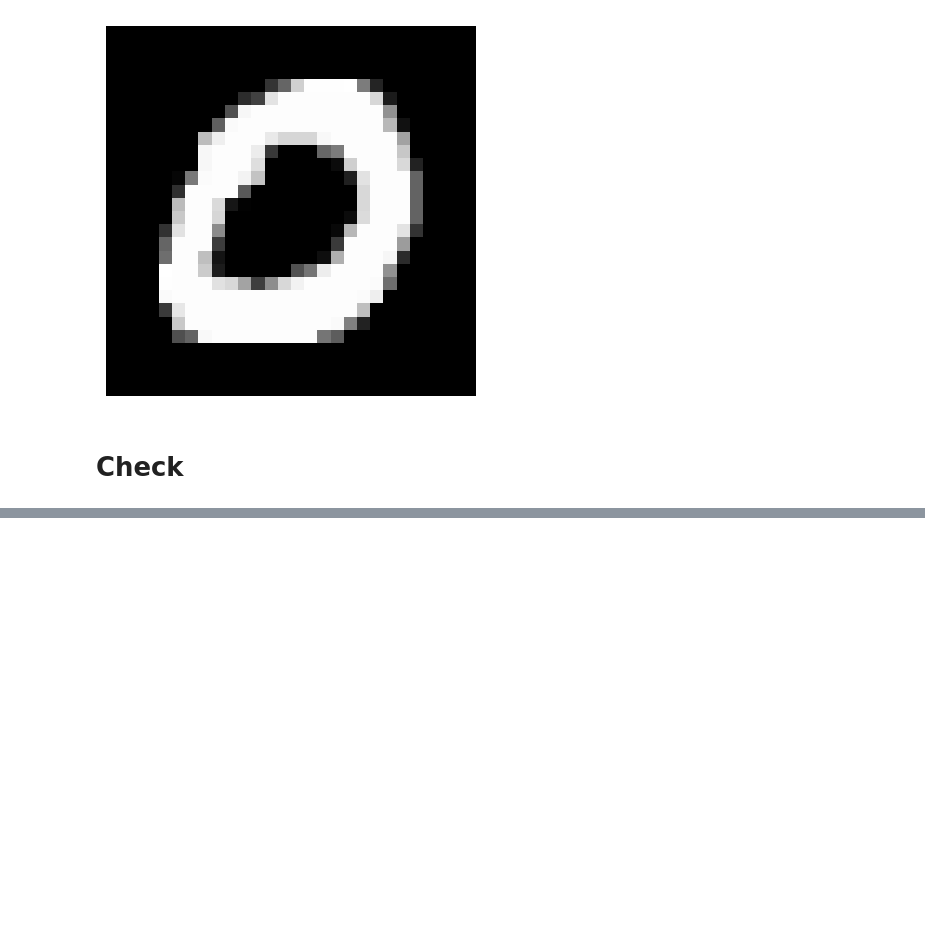
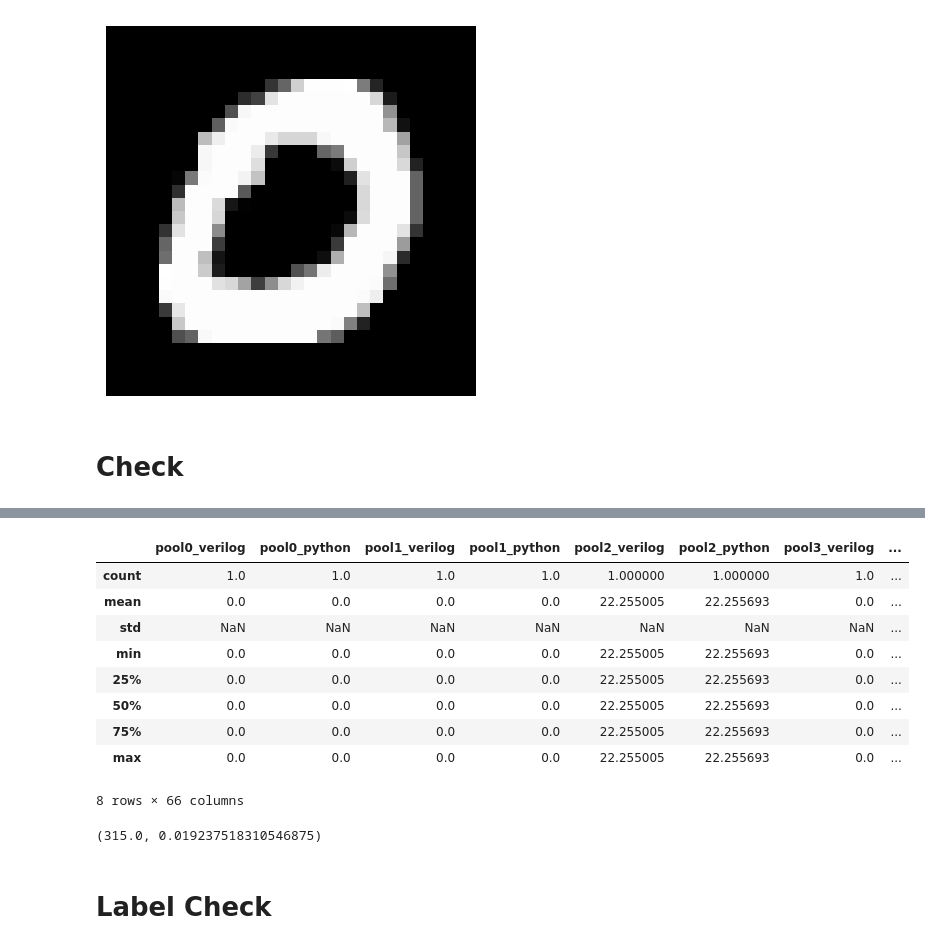
Before and after one commit to alexchtst/skripsi-train-model, a Jupyter notebook: verilog-python-diff/check-block3.ipynb, the cells around one changed output, grey strips where cells are left out. Cells and saved outputs as stored; diff of their text form; code cells hidden in the pictures; blank space fills up the shorter version.

```diff
--- a/verilog-python-diff/check-block3.ipynb
+++ b/verilog-python-diff/check-block3.ipynb
@@ -296,0 +502,35 @@ def block3(x):
+# %%
+pool_diff = compare_numpy_vs_verilog(
+    python_res=pool_res,
+    verilog_res=verilog_pool,
+    row_count=1,
+    channel_count=32,
+    prefix="pool",
+    frac_bits=14,
+    bit_width=24,
+    verilog_is_fixed=True,
+    quant_mode="round"
+)
+
+pool_diff.describe()
+# %% [output]
+|  | pool0_verilog | pool0_python | pool1_verilog | pool1_python | pool2_verilog | pool2_python | pool3_verilog | ... |
+| count | 1.0 | 1.0 | 1.0 | 1.0 | 1.000000 | 1.000000 | 1.0 | ... |
+| mean | 0.0 | 0.0 | 0.0 | 0.0 | 22.255005 | 22.255693 | 0.0 | ... |
+| std | NaN | NaN | NaN | NaN | NaN | NaN | NaN | ... |
+| min | 0.0 | 0.0 | 0.0 | 0.0 | 22.255005 | 22.255693 | 0.0 | ... |
+| 25% | 0.0 | 0.0 | 0.0 | 0.0 | 22.255005 | 22.255693 | 0.0 | ... |
+| 50% | 0.0 | 0.0 | 0.0 | 0.0 | 22.255005 | 22.255693 | 0.0 | ... |
+| 75% | 0.0 | 0.0 | 0.0 | 0.0 | 22.255005 | 22.255693 | 0.0 | ... |
+| max | 0.0 | 0.0 | 0.0 | 0.0 | 22.255005 | 22.255693 | 0.0 | ... |
+8 rows × 66 columns
+# %%
+imp_info = pool_diff.describe().loc[['mean', 'min', 'max'], ['float_diff', 'bit_diff']]
+bit_mean = imp_info.loc['mean', 'bit_diff'].item()
+float_mean = imp_info.loc['mean', 'float_diff'].item()
+
+bit_mean, float_mean
+# %% [output]
+(315.0, 0.019237518310546875)
+# %% [markdown]
+# Label Check
```
Also changed, not shown: parts of 17 cells of this notebook, 12 other files.
